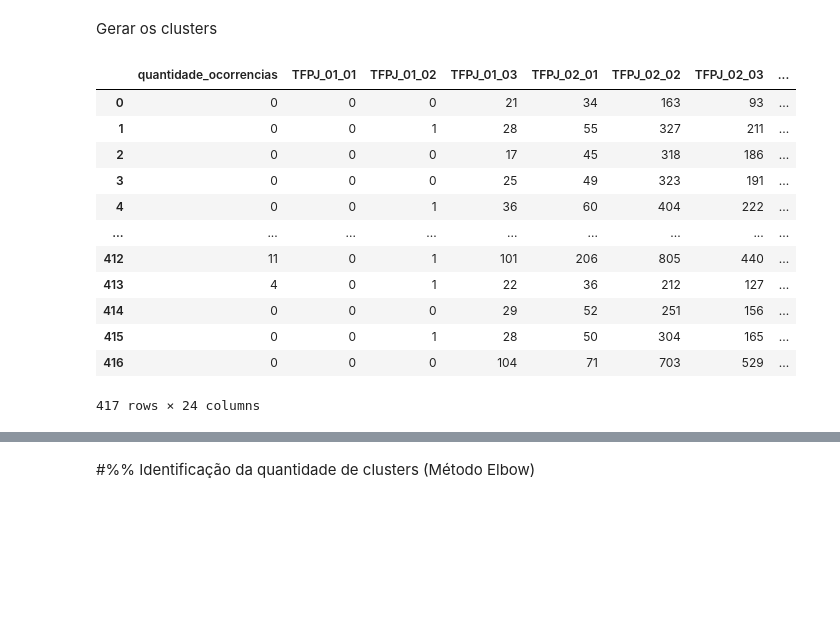
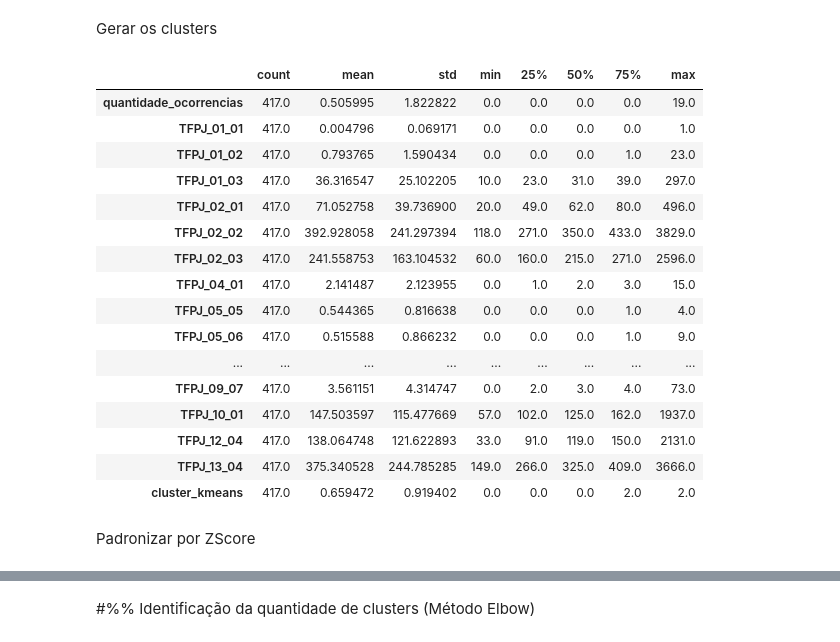
Before and after one commit to teosantana/statsmodels, a Jupyter notebook: Cluster_News_PJ.ipynb, the cells around one changed output, grey strips where cells are left out. Drawn from its saved outputs; the diff is of its cells as text; code cells hidden in the pictures; blank space fills up the shorter version.

```diff
--- a/Cluster_News_PJ.ipynb
+++ b/Cluster_News_PJ.ipynb
@@ -420,18 +420,24 @@ import plotly.io as pio
 pio.renderers.default='browser'
 # %%
 df_cluster = df_PJ.drop(columns=['codigo_ibge', 'municipio'])
-df_cluster
+df_cluster.describe().T
 # %% [output]
-|  | quantidade_ocorrencias | TFPJ_01_01 | TFPJ_01_02 | TFPJ_01_03 | TFPJ_02_01 | TFPJ_02_02 | TFPJ_02_03 | ... |
-| 0 | 0 | 0 | 0 | 21 | 34 | 163 | 93 | ... |
-| 1 | 0 | 0 | 1 | 28 | 55 | 327 | 211 | ... |
-| 2 | 0 | 0 | 0 | 17 | 45 | 318 | 186 | ... |
-| 3 | 0 | 0 | 0 | 25 | 49 | 323 | 191 | ... |
-| 4 | 0 | 0 | 1 | 36 | 60 | 404 | 222 | ... |
+|  | count | mean | std | min | 25% | 50% | 75% | max |
+| quantidade_ocorrencias | 417.0 | 0.505995 | 1.822822 | 0.0 | 0.0 | 0.0 | 0.0 | 19.0 |
+| TFPJ_01_01 | 417.0 | 0.004796 | 0.069171 | 0.0 | 0.0 | 0.0 | 0.0 | 1.0 |
+| TFPJ_01_02 | 417.0 | 0.793765 | 1.590434 | 0.0 | 0.0 | 0.0 | 1.0 | 23.0 |
+| TFPJ_01_03 | 417.0 | 36.316547 | 25.102205 | 10.0 | 23.0 | 31.0 | 39.0 | 297.0 |
+| TFPJ_02_01 | 417.0 | 71.052758 | 39.736900 | 20.0 | 49.0 | 62.0 | 80.0 | 496.0 |
+| TFPJ_02_02 | 417.0 | 392.928058 | 241.297394 | 118.0 | 271.0 | 350.0 | 433.0 | 3829.0 |
+| TFPJ_02_03 | 417.0 | 241.558753 | 163.104532 | 60.0 | 160.0 | 215.0 | 271.0 | 2596.0 |
+| TFPJ_04_01 | 417.0 | 2.141487 | 2.123955 | 0.0 | 1.0 | 2.0 | 3.0 | 15.0 |
+| TFPJ_05_05 | 417.0 | 0.544365 | 0.816638 | 0.0 | 0.0 | 0.0 | 1.0 | 4.0 |
+| TFPJ_05_06 | 417.0 | 0.515588 | 0.866232 | 0.0 | 0.0 | 0.0 | 1.0 | 9.0 |
 | ... | ... | ... | ... | ... | ... | ... | ... | ... |
-| 412 | 11 | 0 | 1 | 101 | 206 | 805 | 440 | ... |
-| 413 | 4 | 0 | 1 | 22 | 36 | 212 | 127 | ... |
-| 414 | 0 | 0 | 0 | 29 | 52 | 251 | 156 | ... |
-| 415 | 0 | 0 | 1 | 28 | 50 | 304 | 165 | ... |
-| 416 | 0 | 0 | 0 | 104 | 71 | 703 | 529 | ... |
+| TFPJ_09_07 | 417.0 | 3.561151 | 4.314747 | 0.0 | 2.0 | 3.0 | 4.0 | 73.0 |
+| TFPJ_10_01 | 417.0 | 147.503597 | 115.477669 | 57.0 | 102.0 | 125.0 | 162.0 | 1937.0 |
+| TFPJ_12_04 | 417.0 | 138.064748 | 121.622893 | 33.0 | 91.0 | 119.0 | 150.0 | 2131.0 |
+| TFPJ_13_04 | 417.0 | 375.340528 | 244.785285 | 149.0 | 266.0 | 325.0 | 409.0 | 3666.0 |
+| cluster_kmeans | 417.0 | 0.659472 | 0.919402 | 0.0 | 0.0 | 0.0 | 2.0 | 2.0 |
-417 rows × 24 columns
+# %% [markdown]
+Padronizar por ZScore
```
Also changed, not shown: parts of 10 cells of this notebook.
